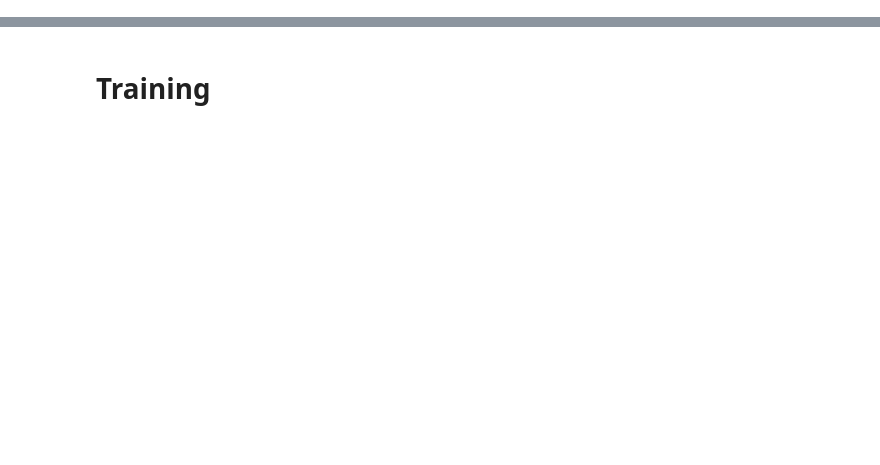
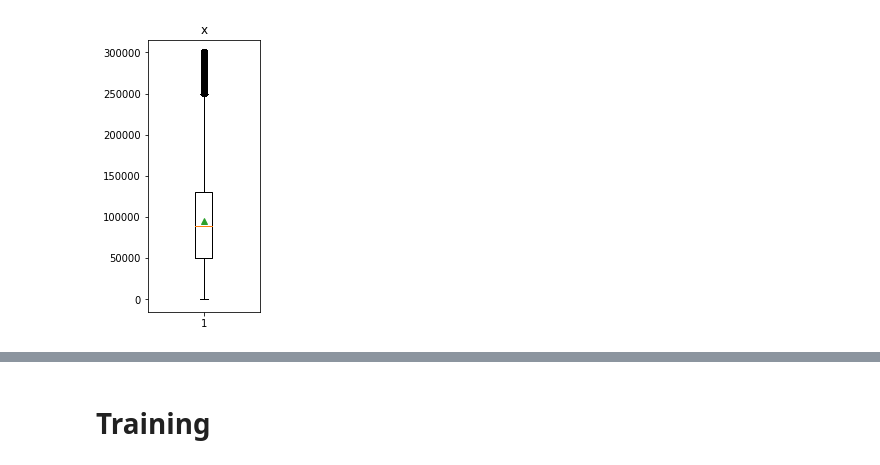
Before and after one commit to lilychen0505/BDSE19_PROJECT, a Jupyter notebook: data_analysis/Data_analysis.ipynb, the cells around one changed output, grey strips where cells are left out. Drawn from its saved outputs; the diff is of its cells as text; code cells hidden in the pictures; blank space fills up the shorter version.

```diff
--- a/data_analysis/Data_analysis.ipynb
+++ b/data_analysis/Data_analysis.ipynb
@@ -98,0 +167,7 @@ data
+# %%
+plt.figure(figsize=(2,5))
+plt.boxplot(df1['car_mileage'],showmeans=True)
+plt.title('x')
+plt.show()
+# %% [output]
+[figure, added]
```
Also changed, not shown: parts of 68 cells of this notebook.
